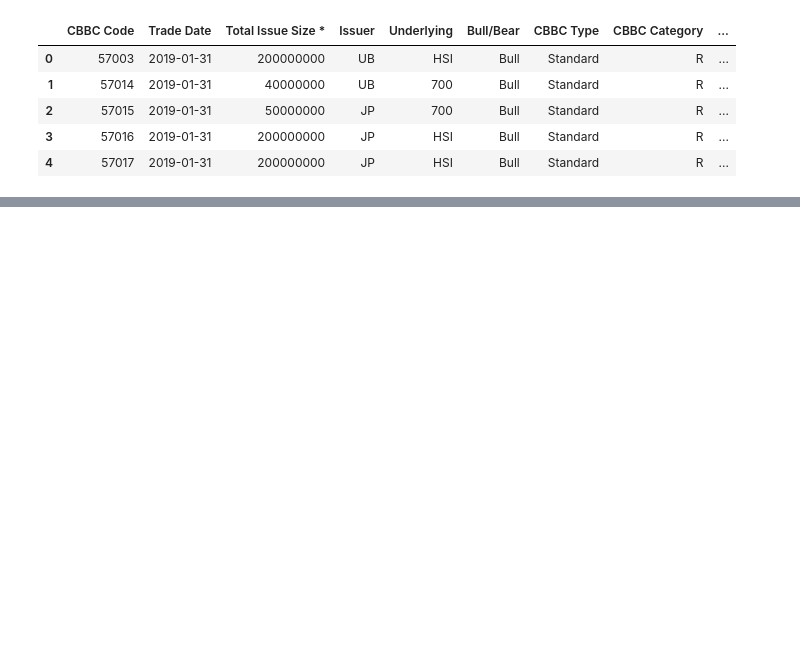
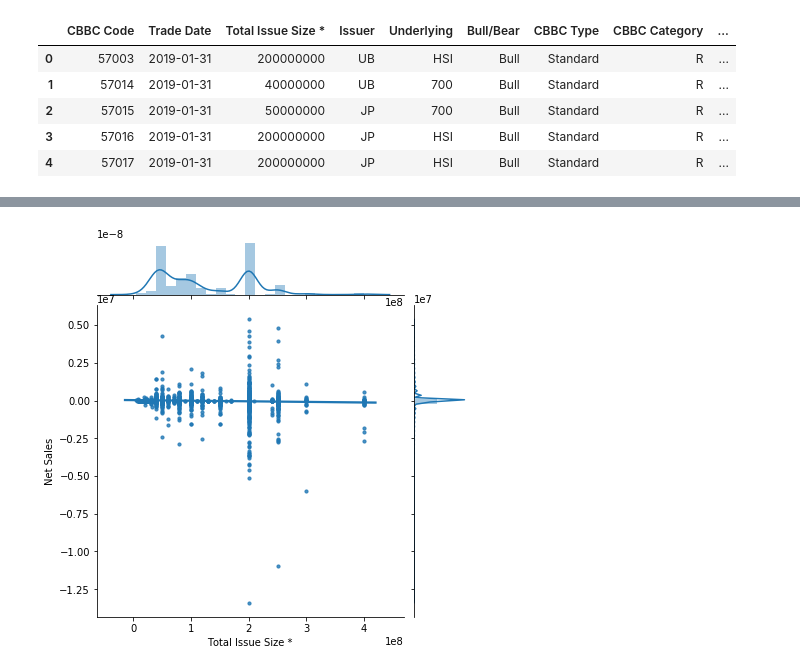
Before and after one commit to Nikhil29/Hackathon, a Jupyter notebook: dataAnalysis.ipynb, the cells around one changed output, grey strips where cells are left out. Cells and saved outputs as stored; diff of their text form; code cells hidden in the pictures; blank space fills up the shorter version.

```diff
--- a/dataAnalysis.ipynb
+++ b/dataAnalysis.ipynb
@@ -147,0 +162,16 @@ print('Avg sale:', totalIssuePlot['Net Sales'].mean())
+# %%
+# Net Sales vs Total Issue Size
+salesVsIssue = cbbcGrouped[['Total Issue Size *', 'Net Sales']]
+
+#Initialize a joint-grid with the dataframe, using seaborn library
+gridA = sns.JointGrid(x="Total Issue Size *", y="Net Sales", data=salesVsIssue)
+
+#Draws a regression plot in the grid
+gridA = gridA.plot_joint(sns.regplot, scatter_kws={"s": 10})
+
+#Draws a distribution plot in the same grid
+gridA = gridA.plot_marginals(sns.distplot)
+
+# From below graph, the conclusion is issue size of (2) or (2.5) or (0.5 to 1) lead to better sales
+# %% [output]
+[figure, added]
```
Also changed, not shown: parts of 6 cells of this notebook.
